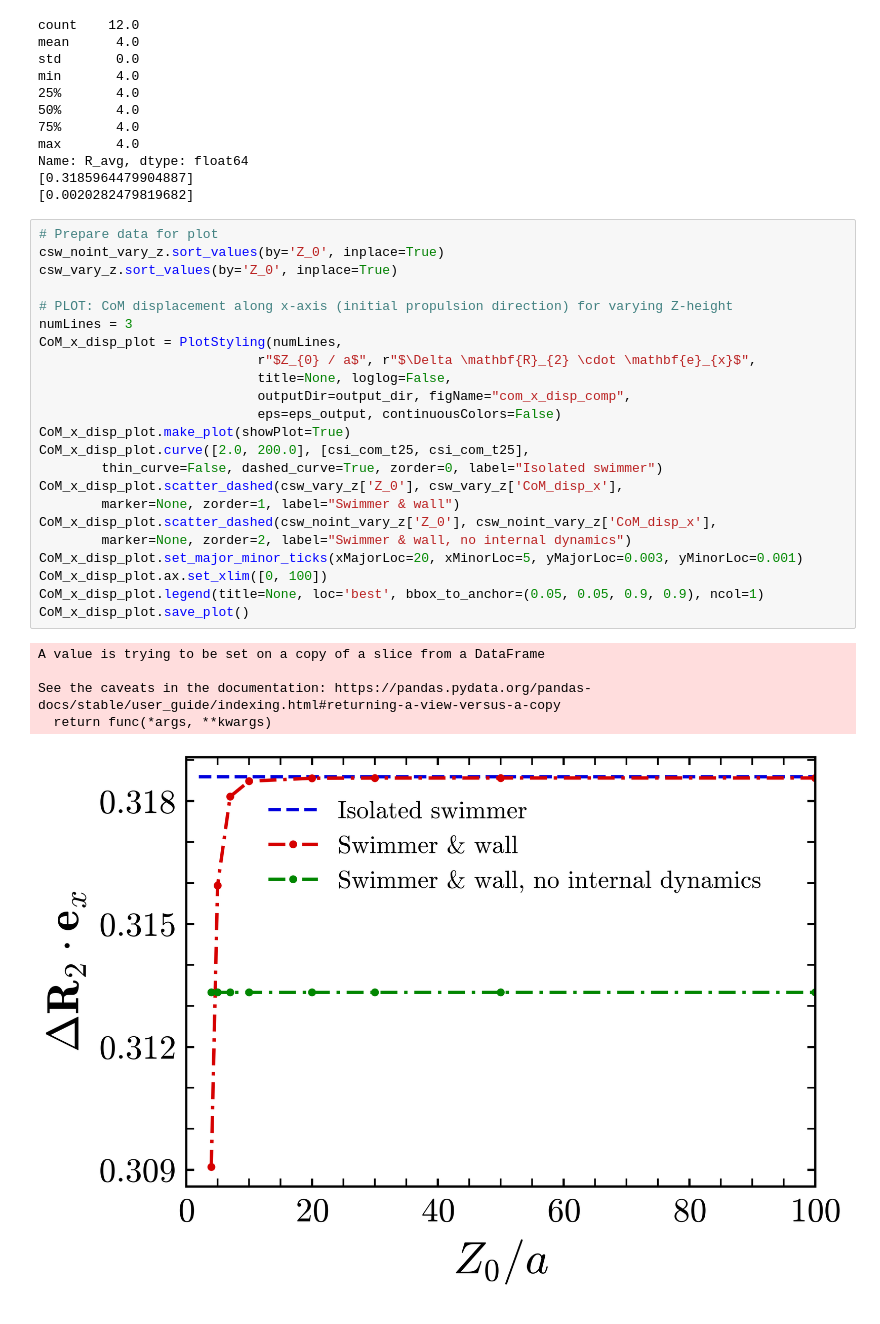
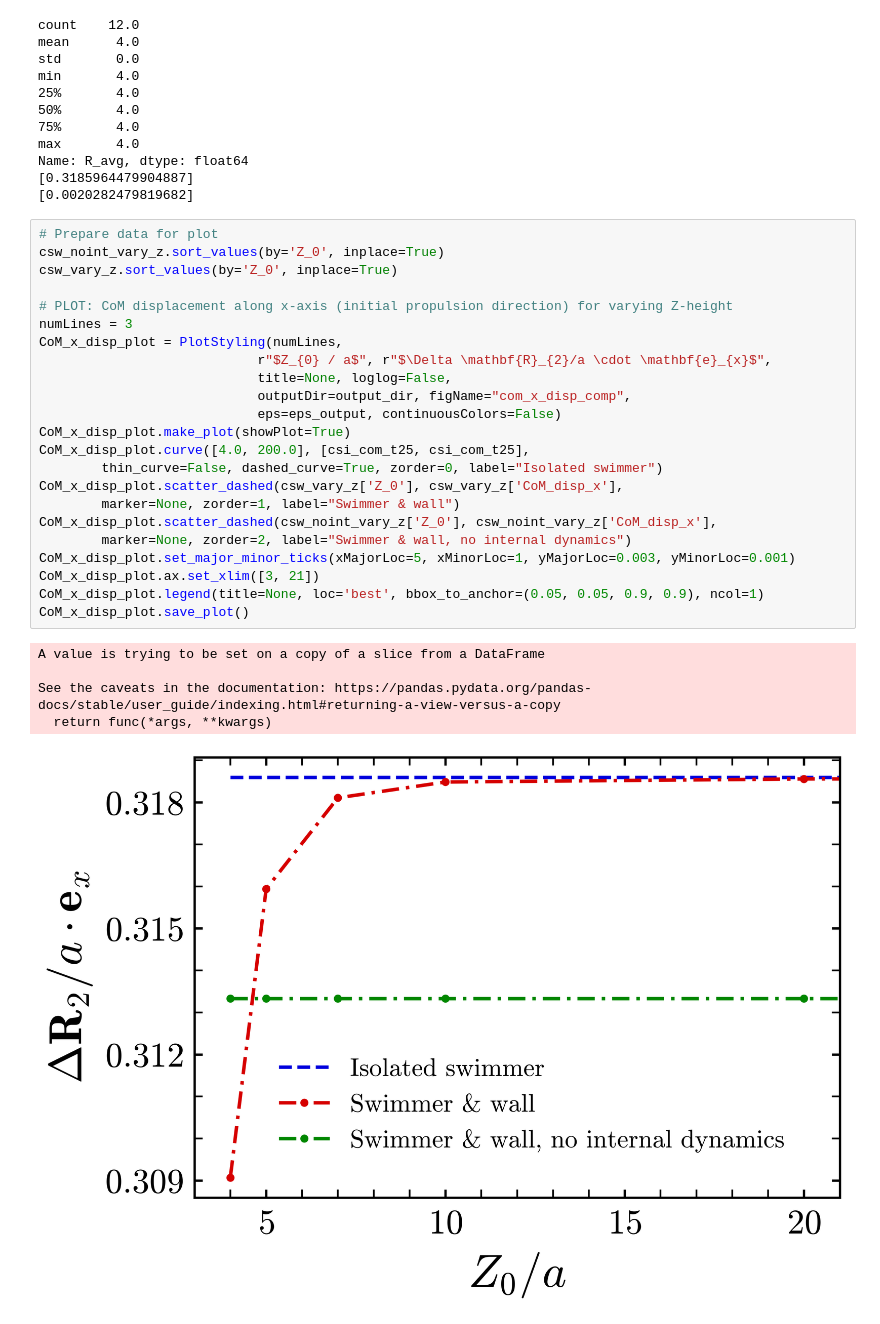
Before and after one commit to alec-glisman/Swimming-in-Potential-Flow, a Jupyter notebook: jupyter_notebooks/internal_dynamics_comparison.ipynb, the cells around one changed output. Drawn from its saved outputs; the diff is of its cells as text.

Commit message:
updated plot styling

```diff
--- a/jupyter_notebooks/internal_dynamics_comparison.ipynb
+++ b/jupyter_notebooks/internal_dynamics_comparison.ipynb
@@ -108,29 +108,29 @@ Name: R_avg, dtype: float64
 # %%
 # Prepare data for plot
 csw_noint_vary_z.sort_values(by='Z_0', inplace=True)
 csw_vary_z.sort_values(by='Z_0', inplace=True)
 
 # PLOT: CoM displacement along x-axis (initial propulsion direction) for varying Z-height
 numLines = 3
 CoM_x_disp_plot = PlotStyling(numLines,
-                            r"$Z_{0} / a$", r"$\Delta \mathbf{R}_{2} \cdot \mathbf{e}_{x}$",
+                            r"$Z_{0} / a$", r"$\Delta \mathbf{R}_{2}/a \cdot \mathbf{e}_{x}$",
                             title=None, loglog=False,
                             outputDir=output_dir, figName="com_x_disp_comp",
                             eps=eps_output, continuousColors=False)
 CoM_x_disp_plot.make_plot(showPlot=True)
-CoM_x_disp_plot.curve([2.0, 200.0], [csi_com_t25, csi_com_t25],
+CoM_x_disp_plot.curve([4.0, 200.0], [csi_com_t25, csi_com_t25],
         thin_curve=False, dashed_curve=True, zorder=0, label="Isolated swimmer")
 CoM_x_disp_plot.scatter_dashed(csw_vary_z['Z_0'], csw_vary_z['CoM_disp_x'],
         marker=None, zorder=1, label="Swimmer & wall")
 CoM_x_disp_plot.scatter_dashed(csw_noint_vary_z['Z_0'], csw_noint_vary_z['CoM_disp_x'],
         marker=None, zorder=2, label="Swimmer & wall, no internal dynamics")
-CoM_x_disp_plot.set_major_minor_ticks(xMajorLoc=20, xMinorLoc=5, yMajorLoc=0.003, yMinorLoc=0.001)
-CoM_x_disp_plot.ax.set_xlim([0, 100])
+CoM_x_disp_plot.set_major_minor_ticks(xMajorLoc=5, xMinorLoc=1, yMajorLoc=0.003, yMinorLoc=0.001)
+CoM_x_disp_plot.ax.set_xlim([3, 21])
 CoM_x_disp_plot.legend(title=None, loc='best', bbox_to_anchor=(0.05, 0.05, 0.9, 0.9), ncol=1)
 CoM_x_disp_plot.save_plot()
 # %% [output]
 A value is trying to be set on a copy of a slice from a DataFrame
 
 See the caveats in the documentation: https://pandas.pydata.org/pandas-docs/stable/user_guide/indexing.html#returning-a-view-versus-a-copy
   return func(*args, **kwargs)
-[figure, old version]
+[figure, new version]
```
Also changed, not shown: parts of 4 cells of this notebook.
